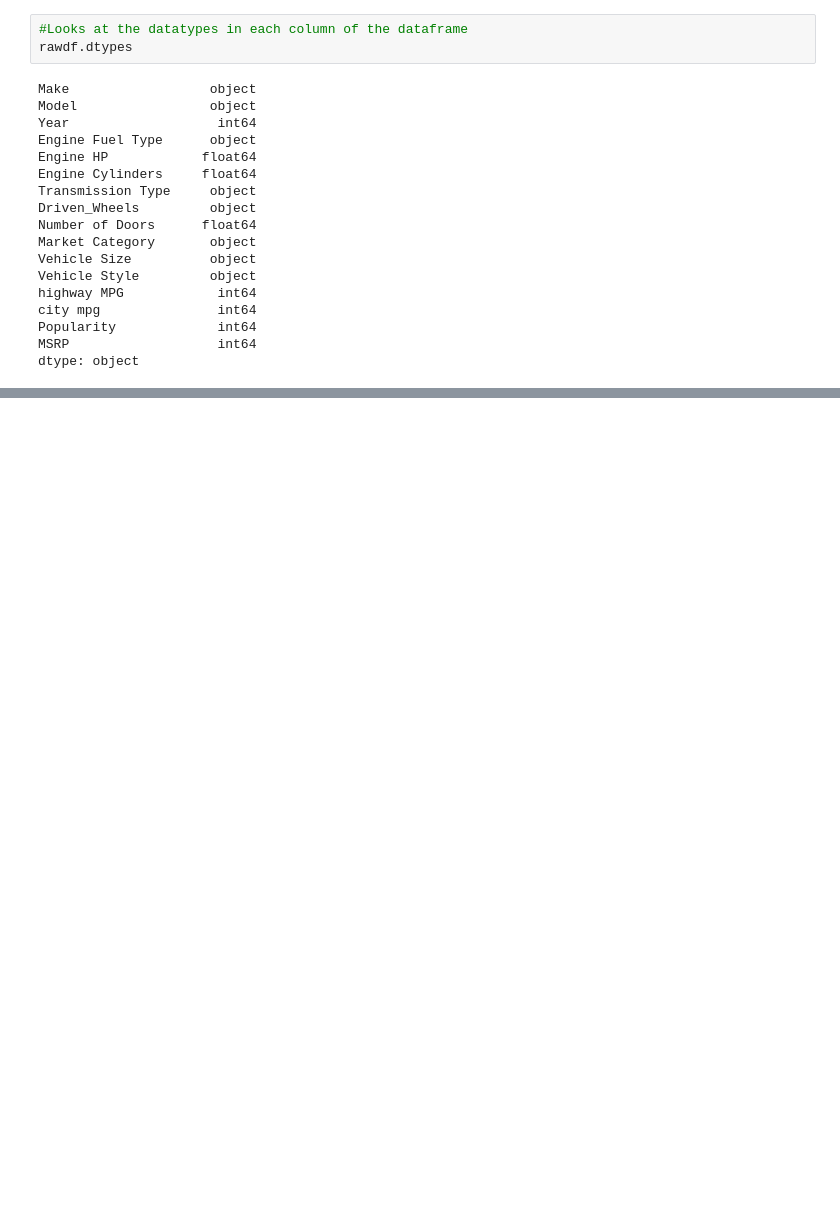
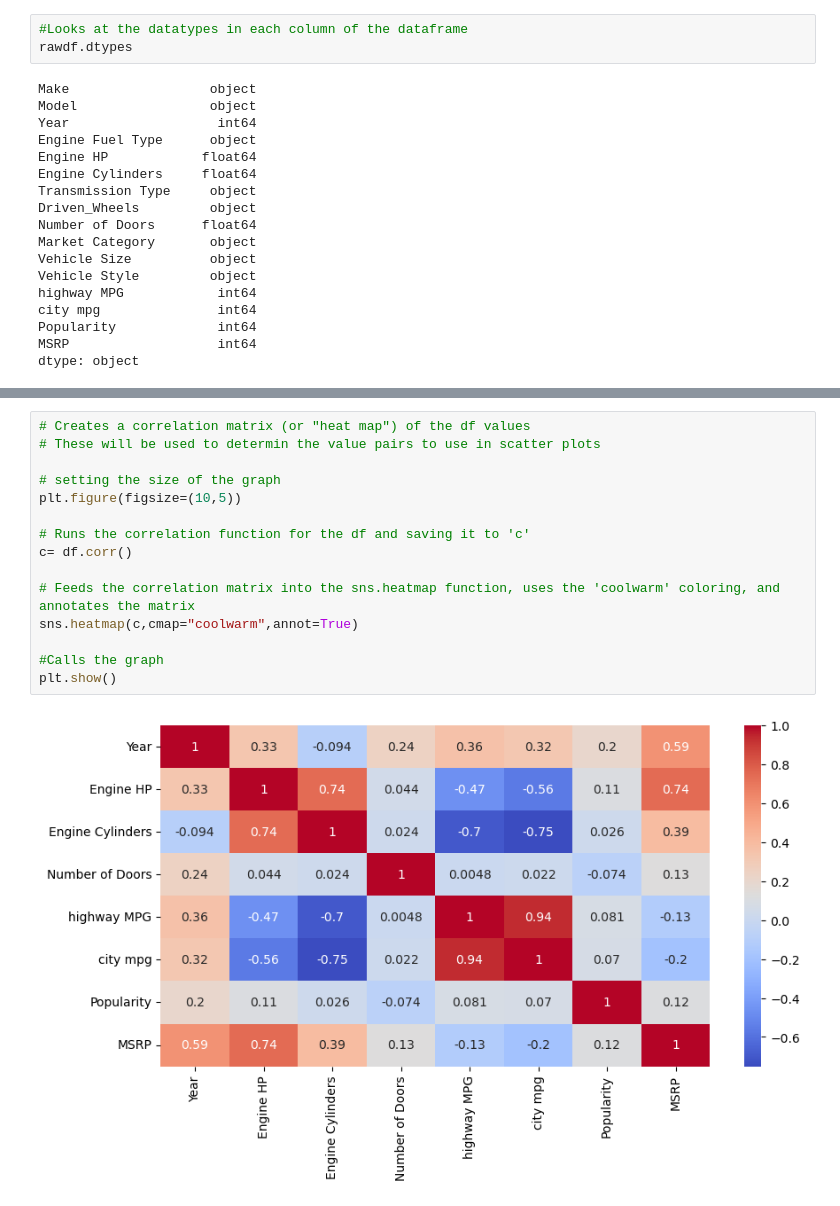
Before and after one commit to NMcHale029/SEIS631-Project2, a Jupyter notebook: project2.ipynb, the cells around one changed output, grey strips where cells are left out. Saved outputs shown, nothing was run; the diff lists cells and outputs as text; blank space fills up the shorter version.

```diff
--- a/project2.ipynb
+++ b/project2.ipynb
@@ -350,0 +308,17 @@ plt.show()
+# %%
+# Creates a correlation matrix (or "heat map") of the df values
+# These will be used to determin the value pairs to use in scatter plots
+
+# setting the size of the graph
+plt.figure(figsize=(10,5))
+
+# Runs the correlation function for the df and saving it to 'c'
+c= df.corr()
+
+# Feeds the correlation matrix into the sns.heatmap function, uses the 'coolwarm' coloring, and annotates the matrix
+sns.heatmap(c,cmap="coolwarm",annot=True)
+
+#Calls the graph
+plt.show()
+# %% [output]
+[figure, added]
```
Also changed, not shown: parts of 48 cells of this notebook.
